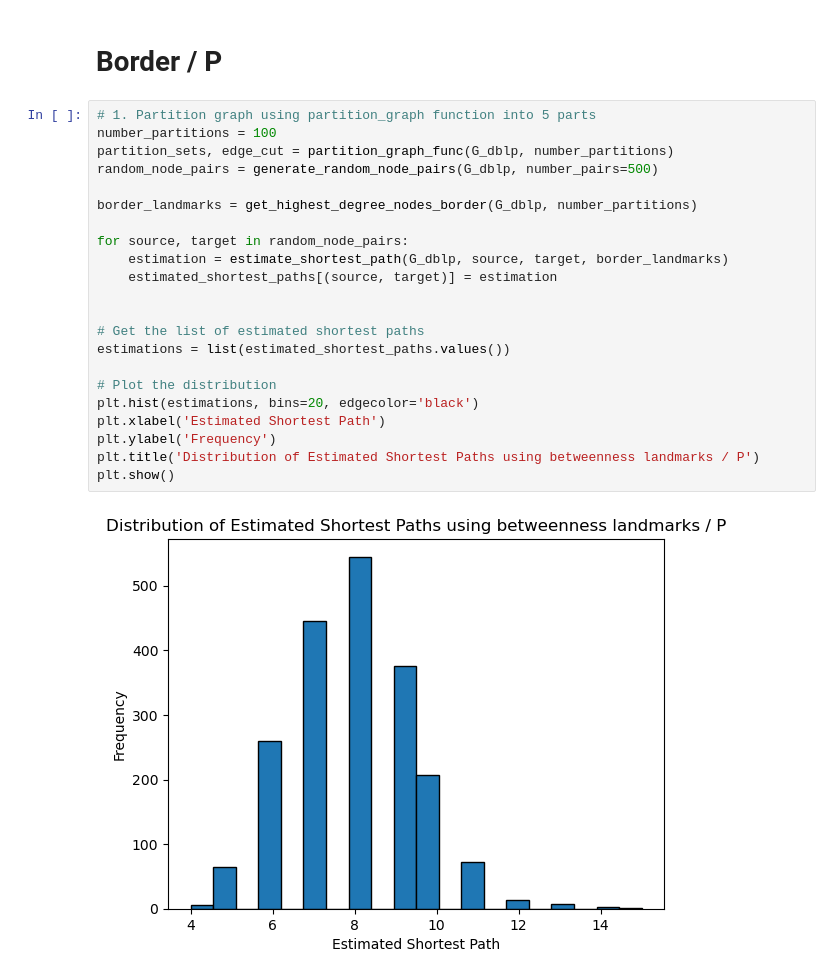
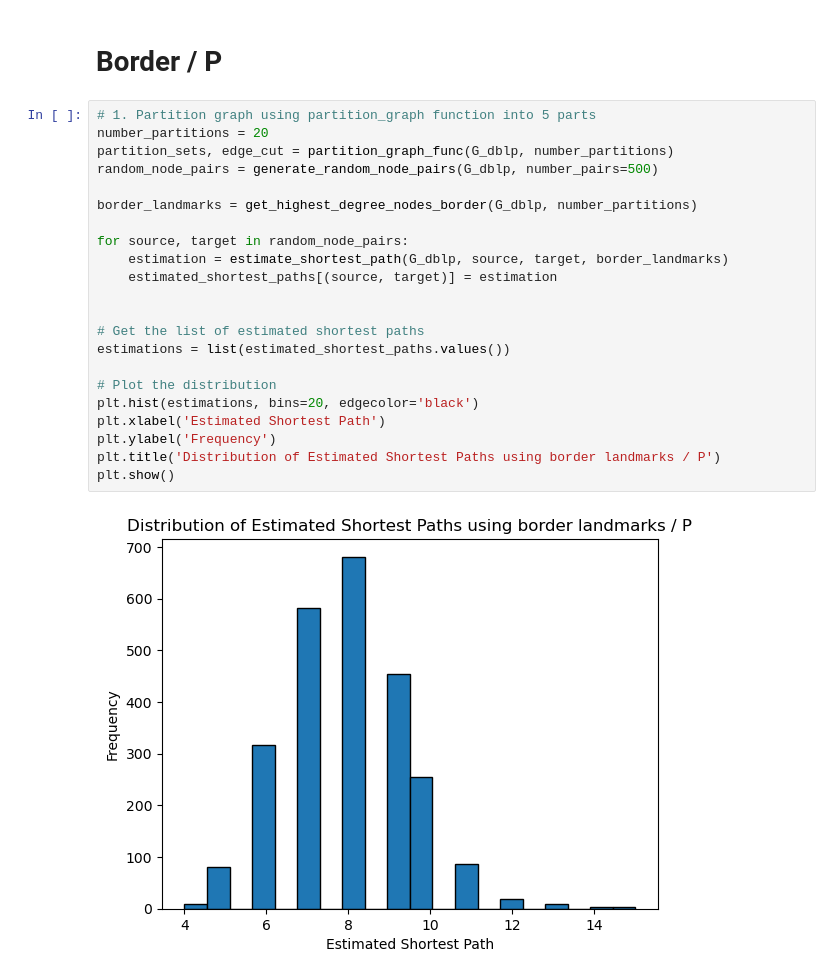
Before and after one commit to vanbuncha/snacs, a Jupyter notebook: project/shortest_path_est.ipynb, the cells around one changed output. Saved outputs shown, nothing was run; the diff lists cells and outputs as text.

Commit message:
plot description

```diff
--- a/project/shortest_path_est.ipynb
+++ b/project/shortest_path_est.ipynb
@@ -847,25 +847,25 @@ plt.show()
 # Border / P
 # %%
 # 1. Partition graph using partition_graph function into 5 parts
-number_partitions = 100
+number_partitions = 20
 partition_sets, edge_cut = partition_graph_func(G_dblp, number_partitions)
 random_node_pairs = generate_random_node_pairs(G_dblp, number_pairs=500)
 
 border_landmarks = get_highest_degree_nodes_border(G_dblp, number_partitions)
 
 for source, target in random_node_pairs:
     estimation = estimate_shortest_path(G_dblp, source, target, border_landmarks)
     estimated_shortest_paths[(source, target)] = estimation
 
 
 # Get the list of estimated shortest paths
 estimations = list(estimated_shortest_paths.values())
 
 # Plot the distribution
 plt.hist(estimations, bins=20, edgecolor='black')
 plt.xlabel('Estimated Shortest Path')
 plt.ylabel('Frequency')
-plt.title('Distribution of Estimated Shortest Paths using betweenness landmarks / P')
+plt.title('Distribution of Estimated Shortest Paths using border landmarks / P')
 plt.show()
 # %% [output]
-[figure, old version]
+[figure, new version]
```
